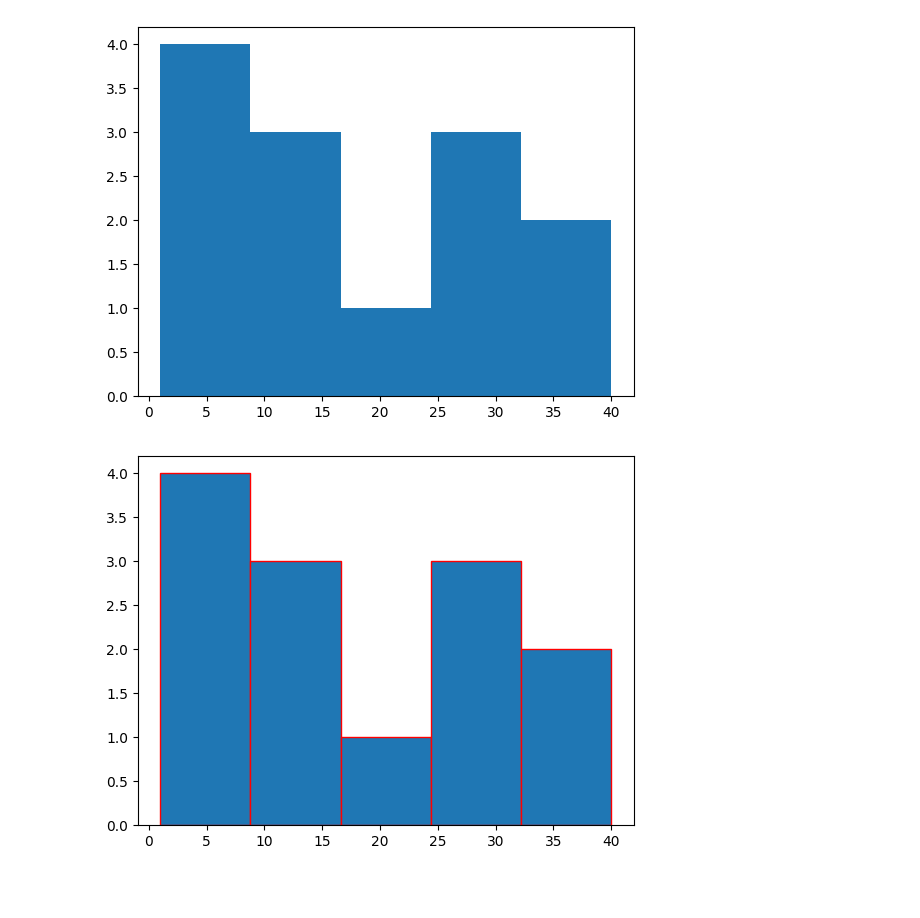
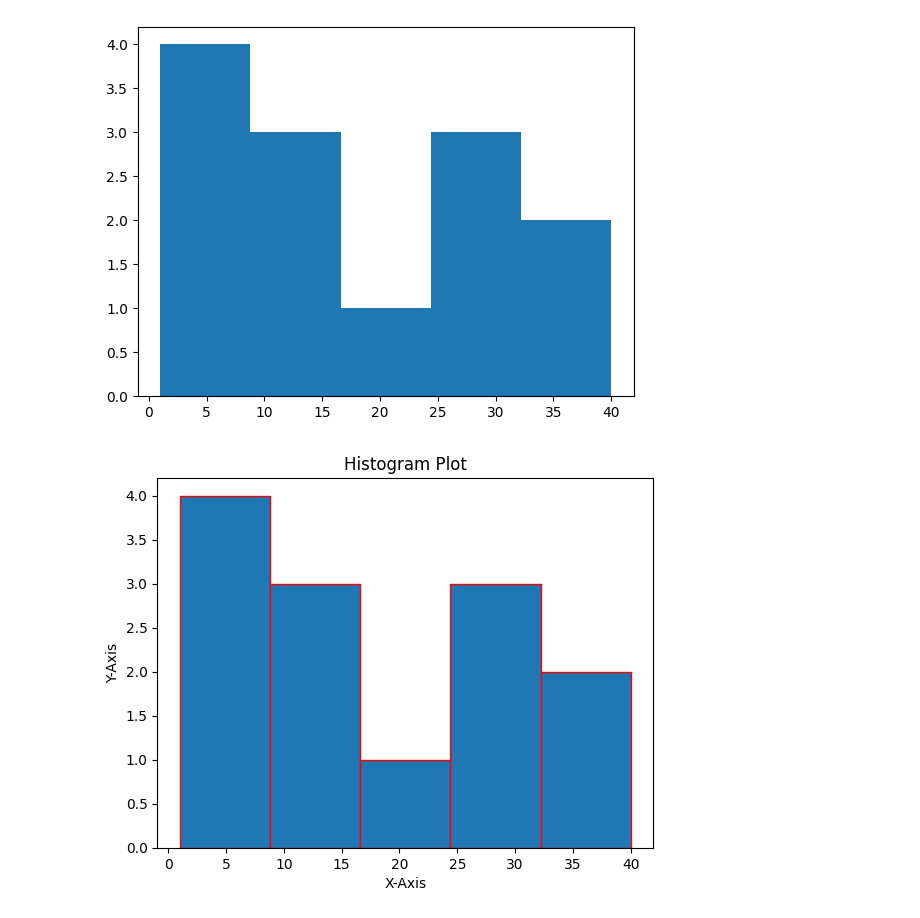
Before and after one commit to karvind08/Python-2025, a Jupyter notebook: Matplotlib/01 December 2025.ipynb, the cells around one changed output. Saved outputs shown, nothing was run; the diff lists cells and outputs as text; code cells hidden in the pictures; blank space fills up the shorter version.

```diff
--- a/Matplotlib/01 December 2025.ipynb
+++ b/Matplotlib/01 December 2025.ipynb
@@ -79,6 +79,9 @@ plt.show()
 # %%
 x = [1,3,4,5,9,12,13,20,25,29,30,36,40]
 plt.hist(x,bins=5,edgecolor='r')
+plt.title('Histogram Plot')
+plt.xlabel('X-Axis')
+plt.ylabel('Y-Axis')
 plt.show()
 # %% [output]
-[figure, old version]
+[figure, new version]
```
Also changed, not shown: parts of 2 cells of this notebook.
